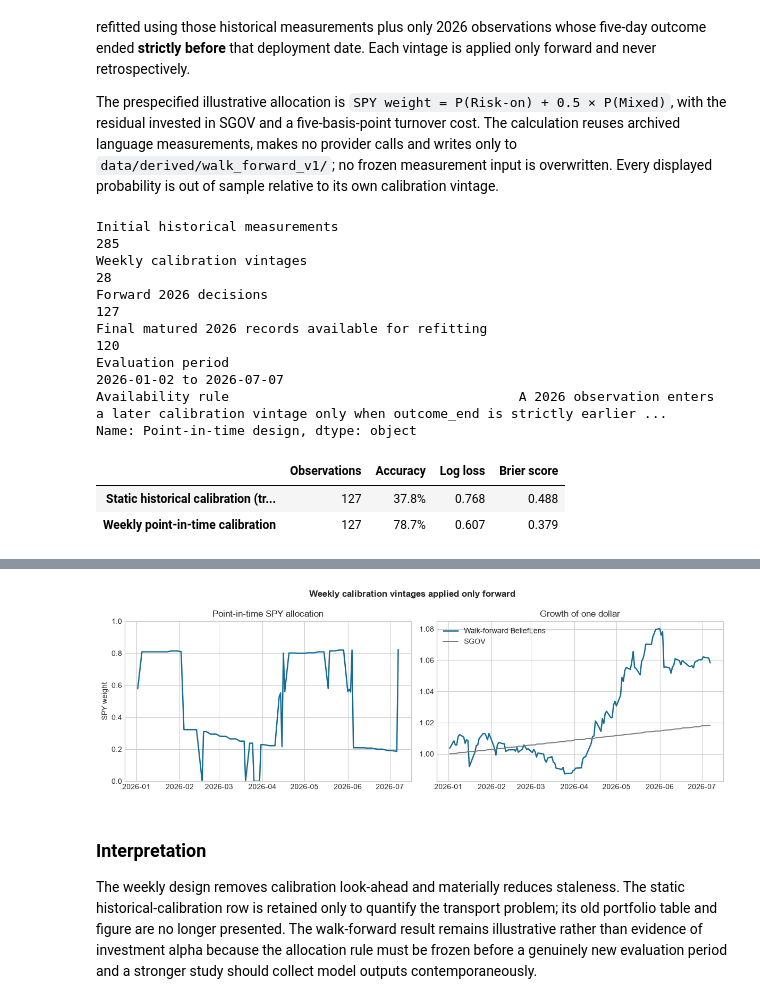
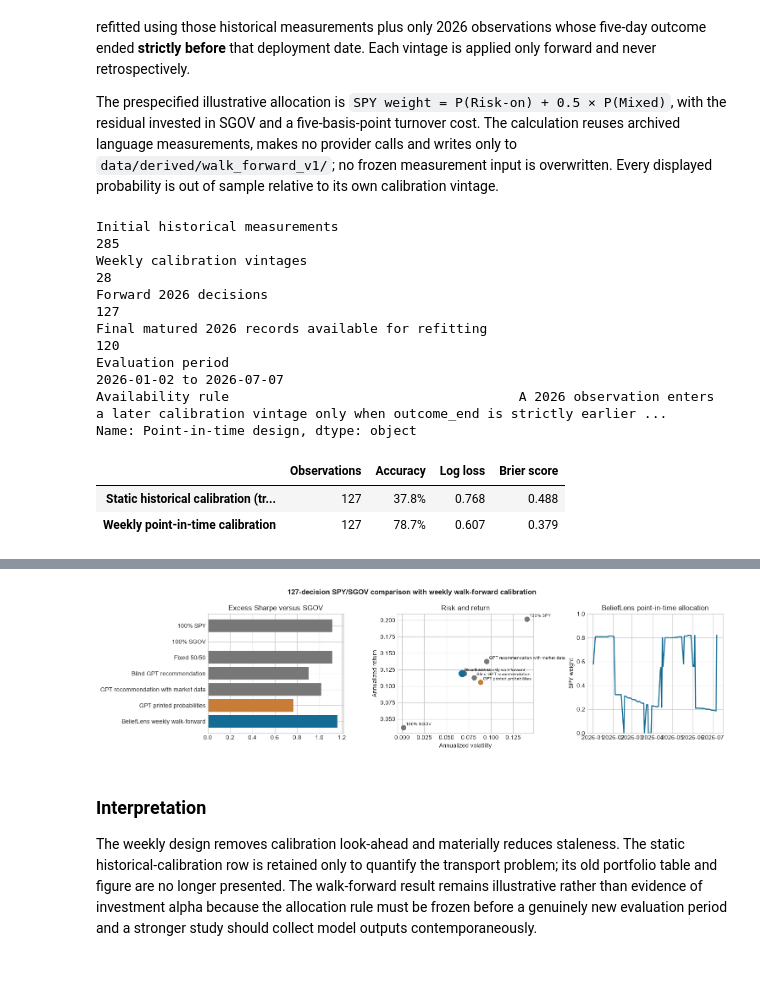
Before and after one commit to mfrdixon/BeliefLens-RSS-Reproducibility, a Jupyter notebook: examples/notebooks/finance/SPY_SGOV_public_reproduction.ipynb, the cells around one changed output, grey strips where cells are left out. Cells and saved outputs as stored; diff of their text form; code cells hidden in the pictures; blank space fills up the shorter version.

Commit message:
Restore full walk-forward strategy comparison

```diff
--- a/examples/notebooks/finance/SPY_SGOV_public_reproduction.ipynb
+++ b/examples/notebooks/finance/SPY_SGOV_public_reproduction.ipynb
@@ -363,27 +363,40 @@ display(measurement_comparison[['Observations','Accuracy','Log loss','Brier scor
     'Observations':'{:.0f}','Accuracy':'{:.1%}','Log loss':'{:.3f}','Brier score':'{:.3f}'
 }))
 
-wf_performance = pd.DataFrame(walk_forward['portfolio_metrics']).T.rename(index={
-    'weekly_walk_forward_calibrated':'Weekly point-in-time BeliefLens allocation'
+performance = pd.DataFrame(result['portfolio_metrics']).T
+performance.loc['BeliefLens_weekly_walk_forward'] = walk_forward['portfolio_metrics']['weekly_walk_forward_calibrated']
+performance = performance.drop(index=['BeliefLens_calibrated_lexical'], errors='ignore').rename(index={
+    'SPY':'100% SPY', 'SGOV':'100% SGOV', 'fixed_50_50':'Fixed 50/50',
+    'blind_GPT_direct_recommendation':'Blind GPT recommendation',
+    'direct_GPT_recommendation':'GPT recommendation with market data',
+    'data_assisted_GPT_elicited':'GPT printed probabilities',
+    'BeliefLens_weekly_walk_forward':'BeliefLens weekly walk-forward'
 }).rename(columns={
     'observations':'Observations','annualized_return':'Annual return',
     'annualized_volatility':'Annual volatility','excess_sharpe_vs_sgov':'Excess Sharpe vs SGOV',
     'maximum_drawdown':'Maximum drawdown','total_return':'Total return'
 })
-display(wf_performance[['Observations','Total return','Annual return','Annual volatility','Excess Sharpe vs SGOV','Maximum drawdown']].style.format({
+comparison_order = ['100% SPY','100% SGOV','Fixed 50/50','Blind GPT recommendation',
+                    'GPT recommendation with market data','GPT printed probabilities',
+                    'BeliefLens weekly walk-forward']
+performance = performance.loc[comparison_order]
+display(performance[['Observations','Total return','Annual return','Annual volatility','Excess Sharpe vs SGOV','Maximum drawdown']].style.format({
     'Observations':'{:.0f}','Total return':'{:.1%}','Annual return':'{:.1%}',
     'Annual volatility':'{:.1%}','Excess Sharpe vs SGOV':'{:.2f}','Maximum drawdown':'{:.1%}'
 }))
 
-fig, axes = plt.subplots(1, 2, figsize=(12, 4))
-axes[0].plot(walk_rows['date'], walk_rows['wf_spy_weight'], color='#146c94', linewidth=1.8)
-axes[0].set_ylim(0, 1); axes[0].set_title('Point-in-time SPY allocation'); axes[0].set_ylabel('SPY weight')
-wealth = (1 + walk_rows['wf_strategy_return']).cumprod()
-safe_wealth = (1 + walk_rows['portfolio_safe_return']).cumprod()
-axes[1].plot(walk_rows['date'], wealth, label='Walk-forward BeliefLens', color='#146c94', linewidth=1.8)
-axes[1].plot(walk_rows['date'], safe_wealth, label='SGOV', color='#777777', linewidth=1.4)
-axes[1].set_title('Growth of one dollar'); axes[1].legend(frameon=False)
-fig.suptitle('Weekly calibration vintages applied only forward', fontweight='bold'); fig.tight_layout()
+colors = ['#777777','#777777','#777777','#777777','#777777','#c77d38','#146c94']
+fig, axes = plt.subplots(1, 3, figsize=(15, 4))
+axes[0].barh(comparison_order, performance['Excess Sharpe vs SGOV'], color=colors)
+axes[0].set_title('Excess Sharpe versus SGOV'); axes[0].invert_yaxis(); axes[0].axvline(0, color='#333333', linewidth=.7)
+axes[1].scatter(performance['Annual volatility'], performance['Annual return'], s=[65]*6+[125], color=colors)
+for label, x, y in zip(comparison_order, performance['Annual volatility'], performance['Annual return']):
+    axes[1].annotate(label, (x, y), xytext=(4, 4), textcoords='offset points', fontsize=7)
+axes[1].set_xlabel('Annualized volatility'); axes[1].set_ylabel('Annualized return'); axes[1].set_title('Risk and return')
+axes[2].plot(walk_rows['date'], walk_rows['wf_spy_weight'], color='#146c94', linewidth=1.8)
+axes[2].set_ylim(0, 1); axes[2].set_title('BeliefLens point-in-time allocation'); axes[2].set_ylabel('SPY weight')
+fig.suptitle('127-decision SPY/SGOV comparison with weekly walk-forward calibration', fontweight='bold')
+fig.tight_layout()
 # %% [output]
 Initial historical measurements                                                                                                                       285
 Weekly calibration vintages                                                                                                                            28
@@ -400,4 +419,4 @@ Name: Point-in-time design, dtype: object
-[figure, old version]
+[figure, new version]
 # %% [markdown]
 ### Interpretation
 
```
Also changed, not shown: parts of 1 cell of this notebook.
